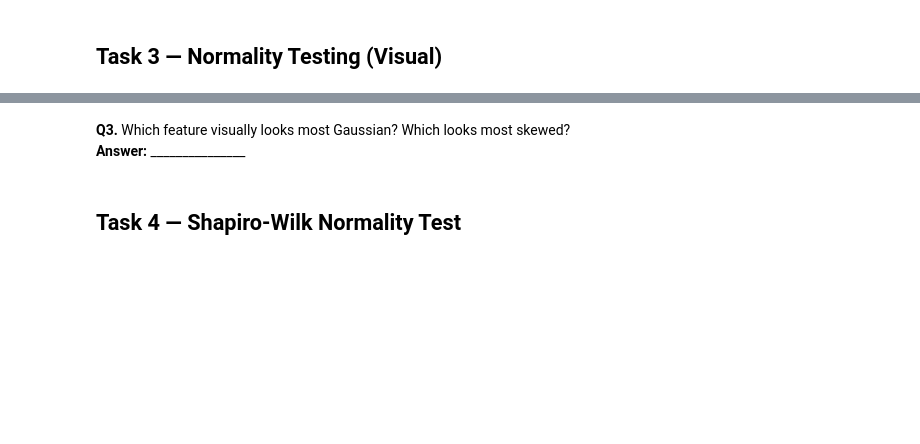
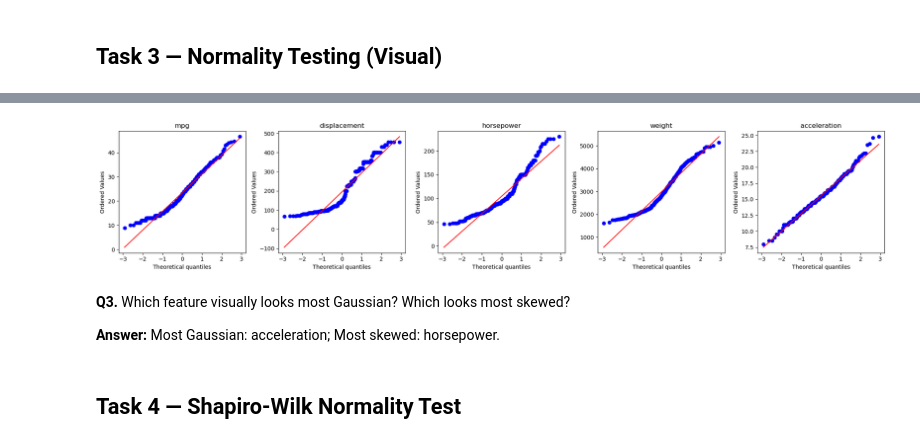
Before and after one commit to Junaidchohan/AI-ML_Mastery_Journey, a Jupyter notebook: Netsole and NAVTTAC/NIAI Class Work/Week_03/05_StatAnalysis_Worksheet.ipynb, the cells around one changed output, grey strips where cells are left out. Saved outputs shown, nothing was run; the diff lists cells and outputs as text; code cells hidden in the pictures; blank space fills up the shorter version.

```diff
--- a/Netsole and NAVTTAC/NIAI Class Work/Week_03/05_StatAnalysis_Worksheet.ipynb
+++ b/Netsole and NAVTTAC/NIAI Class Work/Week_03/05_StatAnalysis_Worksheet.ipynb
@@ -51,9 +208,22 @@ url = "https://archive.ics.uci.edu/ml/machine-learning-databases/auto-mpg/auto-m
 # %%
 # TODO: Plot Q-Q plots for all 5 numerical columns in a 1×5 grid.
 # Use stats.probplot(series, dist='norm', plot=ax)
+
+fig,axes = plt.subplots(1,5,figsize=(20,4))
+
+for ax,col in zip(axes,num_cols):
+
+    stats.probplot(df[col],dist='norm',plot=ax)
+    ax.set_title(col)
+
+plt.tight_layout()
+plt.show()
+# %% [output]
+[figure, added]
 # %% [markdown]
 **Q3.** Which feature visually looks most Gaussian? Which looks most skewed?
-**Answer:** _______________
+
+**Answer:** Most Gaussian: acceleration; Most skewed: horsepower.
 # %% [markdown]
 ## Task 4 — Shapiro-Wilk Normality Test
 # %%
```
Also changed, not shown: parts of 30 cells of this notebook, 2 other files.
